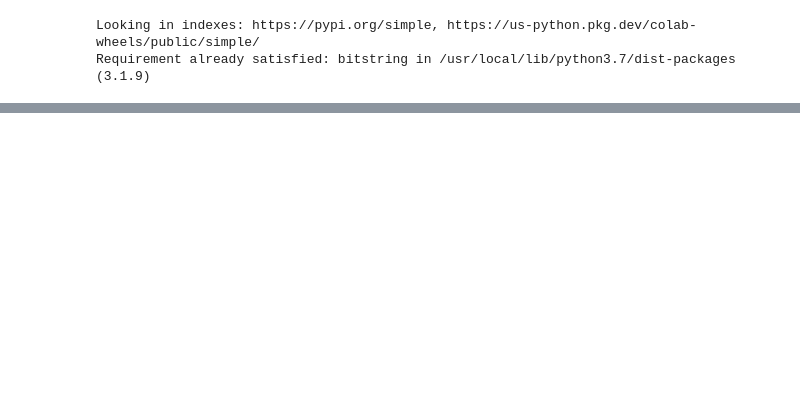
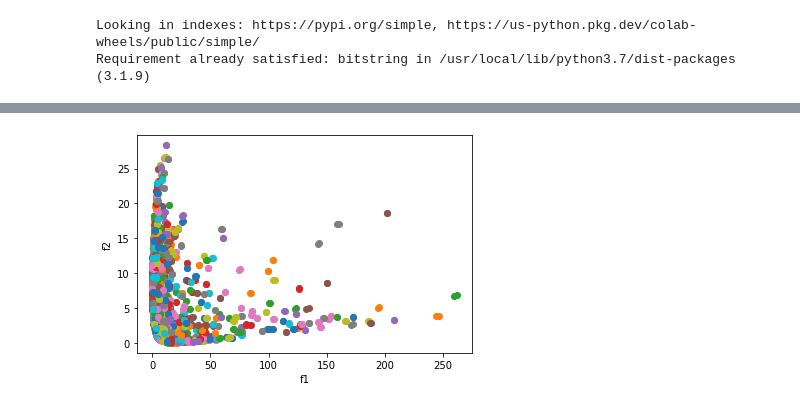
Before and after one commit to DonRoboto/CursoMOO, a Jupyter notebook: Tarea2_evolutivo.ipynb, the cells around one changed output, grey strips where cells are left out. Saved outputs shown, nothing was run; the diff lists cells and outputs as text; code cells hidden in the pictures; blank space fills up the shorter version.

```diff
--- a/Tarea2_evolutivo.ipynb
+++ b/Tarea2_evolutivo.ipynb
@@ -130,3 +130,12 @@ class Poblacion():
       ind_1.b_y[index]='1'
     else:
       ind_1.b_y[index]='0'
+# %%
+p_1 = [i/100 for i in range(0, 101)]
+p_2=[]
+
+for i in range(len(p_1)):
+  p_2.append(round(1-p_1[i],2))
+
+print(p_1)
+print(p_2)
@@ -133,45 +145,62 @@ class Poblacion():
 # %%
-w1 = 0.5
-w2 = 0.5
+for k in range(len(p_1)):
+  w1 = p_1[k]
+  w2 = p_2[k]
 
-pob_i = Poblacion(n=40)
+  pob_i = Poblacion(n=24)
 
-for m in range(10):
-  pob_n = Poblacion()
-  pob_aux = Poblacion()
+  for m in range(30):
+    pob_n = Poblacion()
+    pob_aux = Poblacion()
 
 
-  #seleccionar los que se van a reproducir
-  for i in range(0, len(pob_i.p), 2):
-    if pob_i.p[i].fittnes(w1, w2)<= pob_i.p[i+1].fittnes(w1, w2):
-      pob_aux.p.append(pob_i.p[i])
-    else:
-      pob_aux.p.append(pob_i.p[i+1])
+    #seleccionar los que se van a reproducir
+    for i in range(0, len(pob_i.p), 2):
+      if pob_i.p[i].fittnes(w1, w2)<= pob_i.p[i+1].fittnes(w1, w2):
+        pob_aux.p.append(pob_i.p[i])
+      else:
+        pob_aux.p.append(pob_i.p[i+1])
 
-  #quenes serán padres
-  pad_1 = Individuo()
-  pad_2 = Individuo()
+    #quenes serán padres
+    pad_1 = Individuo()
+    pad_2 = Individuo()
 
-  for j in range(0, len(pob_aux.p), 2):
-    pad_1 = pob_aux.p[j]
-    pad_2 = pob_aux.p[j+1]
+    for j in range(0, len(pob_aux.p), 2):
+      pad_1 = pob_aux.p[j]
+      pad_2 = pob_aux.p[j+1]
 
-    pob_n.p.append(pad_1)
-    pob_n.p.append(pad_2)
+      pob_n.p.append(pad_1)
+      pob_n.p.append(pad_2)
 
-    #cruza
-    h_1, h_2 = pob_n.cruza(pad_1, pad_2)
+      #cruza
+      h_1, h_2 = pob_n.cruza(pad_1, pad_2)
 
-    #mutacion
-    if random.uniform(0, 1)<0.1:
-      pob_n.mutacion(h_1)
+      #mutacion
+      if random.uniform(0, 1)<0.1:
+        pob_n.mutacion(h_1)
 
-    if random.uniform(0, 1)<0.1:
-      pob_n.mutacion(h_2)
+      if random.uniform(0, 1)<0.1:
+        pob_n.mutacion(h_2)
 
-    pob_n.p.append(h_1)
-    pob_n.p.append(h_2)
+      pob_n.p.append(h_1)
+      pob_n.p.append(h_2)
 
-#  print(len(pob_n.p))
-#  print("*****")
-#  pob_i.p = pob_n.p
+  g1 = []
+  g2 = []
+
+  for i in pob_n.p:
+    f1s = f1.subs([ (x, i.f_x), (y, i.f_y) ] ).doit()
+    f2s = f2.subs([ (x, i.f_x), (y, i.f_y) ] ).doit()
+
+    g1.append(f1s)
+    g2.append(f2s)
+
+
+  ax = pylab.subplot(111)
+  ax.scatter(g1, g2)
+
+ax.figure.show()
+
+ax.set_xlabel('f1')
+ax.set_ylabel('f2')
+# %% [output]
@@ -177,0 +208 @@ for m in range(10):
+[figure, added]
```
Also changed, not shown: parts of 3 cells of this notebook.
